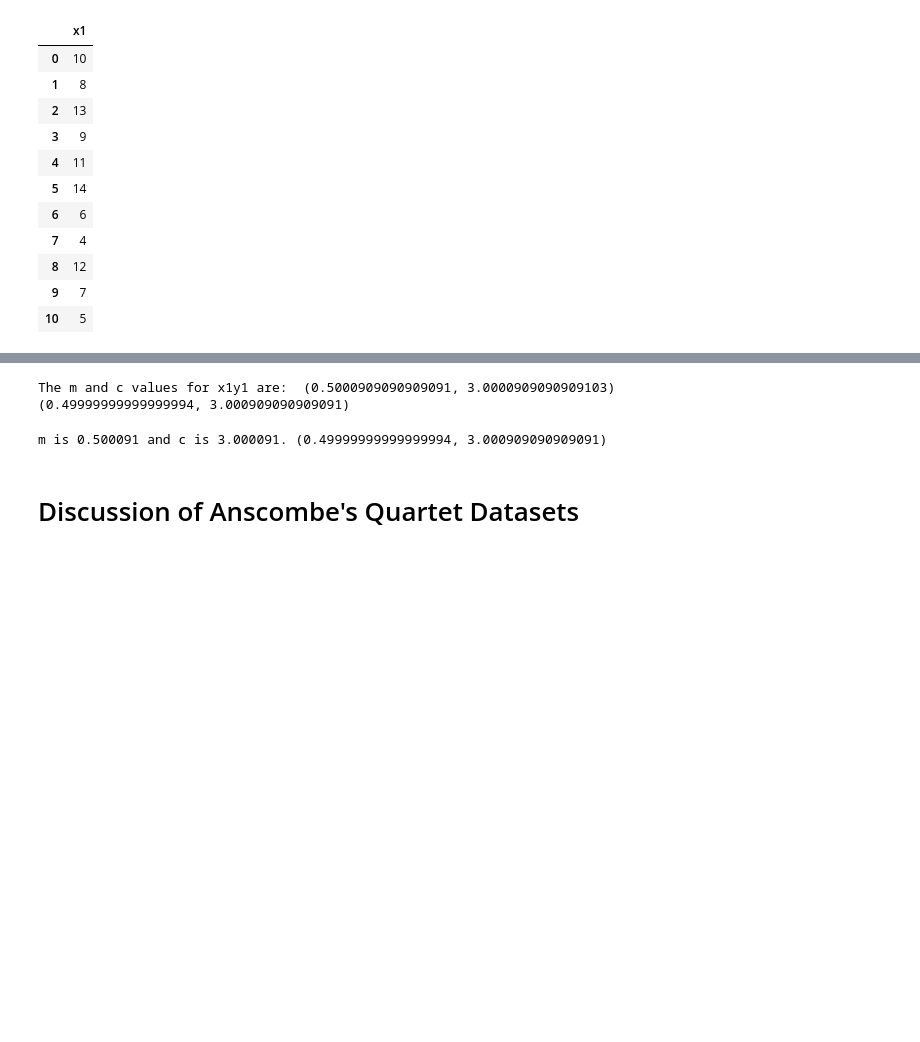
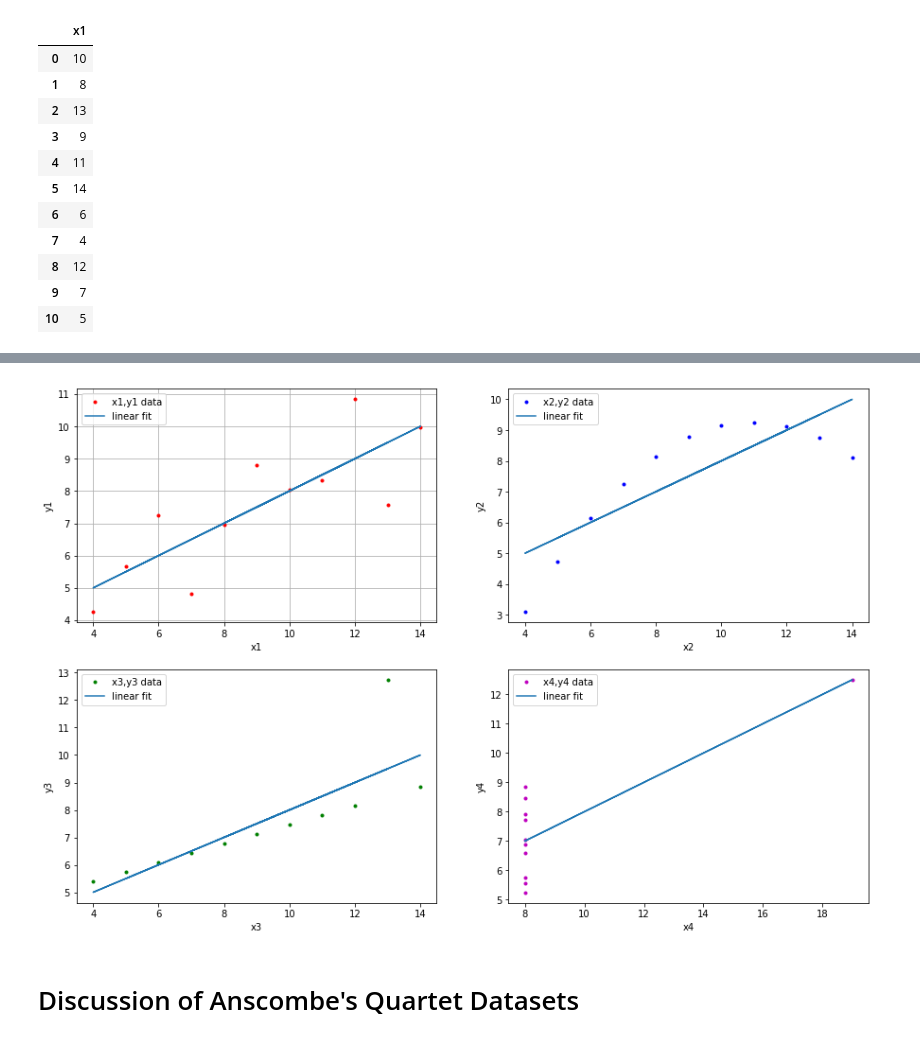
Before and after one commit to healyshane/fundamentals_of_data_analysis-practical_assignment, a Jupyter notebook: Fundamentals of Data Analysis_Assignment.ipynb, the cells around one changed output, grey strips where cells are left out. Saved outputs shown, nothing was run; the diff lists cells and outputs as text; code cells hidden in the pictures; blank space fills up the shorter version.

Commit message:
Linear equation calculated for each of the four data sets and plotted with matplotlib.pyplot.

```diff
--- a/Fundamentals of Data Analysis_Assignment.ipynb
+++ b/Fundamentals of Data Analysis_Assignment.ipynb
@@ -94,5 +121,10 @@ import matplotlib.pyplot as plt
 # %%
+# Create arrays to hold data values from dataframe by referencing labels
 x1 = df["x1"].values
 y1 = df["y1"].values
 x2 = df["x2"].values
 y2 = df["y2"].values
+x3 = df["x3"].values
+y3 = df["y3"].values
+x4 = df["x4"].values
+y4 = df["y4"].values
@@ -117,15 +131,49 @@ def slr(x,y):
-# %%
-print("The m and c values for x1y1 are: ",slr(x1,y1))
-print(slr(x2,y2))
-# %% [output]
-The m and c values for x1y1 are:  (0.5000909090909091, 3.0000909090909103)
-(0.49999999999999994, 3.000909090909091)
-# %%
-print("m is %8.6f and c is %6.6f." % (m, c),slr(x2,y2))
-# %% [output]
-m is 0.500091 and c is 3.000091. (0.49999999999999994, 3.000909090909091)
-# %%
-np.polyfit(x1,y1,1)
+# %%
+# First degree polynomial is linear
+# Assigning array values to m, slope, and c, y intercept.
+m1,c1 = np.polyfit(x1,y1,1)
+m2,c2 = np.polyfit(x2,y2,1)
+m3,c3 = np.polyfit(x3,y3,1)
+m4,c4 = np.polyfit(x4,y4,1)
+# %%
+# Setting figure and defining size of subplots
+fig = plt.figure(figsize=(15,10))
+
+plt.subplot(2, 2, 1)
+plt.plot(x1,y1,'r.',label='x1,y1 data')
+plt.plot(x1,m1*x1+c1,label='linear fit')
+plt.xlabel('x1')
+plt.ylabel('y1')
+plt.grid(True)
+plt.legend()
+
+plt.subplot(2, 2, 2)
+plt.plot(x2,y2,'b.',label='x2,y2 data')
+plt.plot(x2,m2*x2+c2,label='linear fit')
+plt.xlabel('x2')
+plt.ylabel('y2')
+plt.grid(True)
+plt.legend()
+
+plt.subplot(2, 2, 3)
+plt.plot(x3,y3,'g.',label='x3,y3 data')
+plt.plot(x3,m3*x3+c3,label='linear fit')
+plt.xlabel('x3')
+plt.ylabel('y3')
+plt.grid(True)
+plt.legend()
+
+plt.subplot(2, 2, 4)
+plt.plot(x4,y4,'m.',label='x4,y4 data')
+plt.plot(x4,m4*x4+c4,label='linear fit')
+plt.xlabel('x4')
+plt.ylabel('y4')
+plt.grid(True)
+plt.legend()
+
+plt.show()
+# %% [output]
+[figure, added]
 # %% [markdown]
 # Discussion of Anscombe's Quartet Datasets
 # %% [markdown]
```
Also changed, not shown: parts of 7 cells of this notebook.
